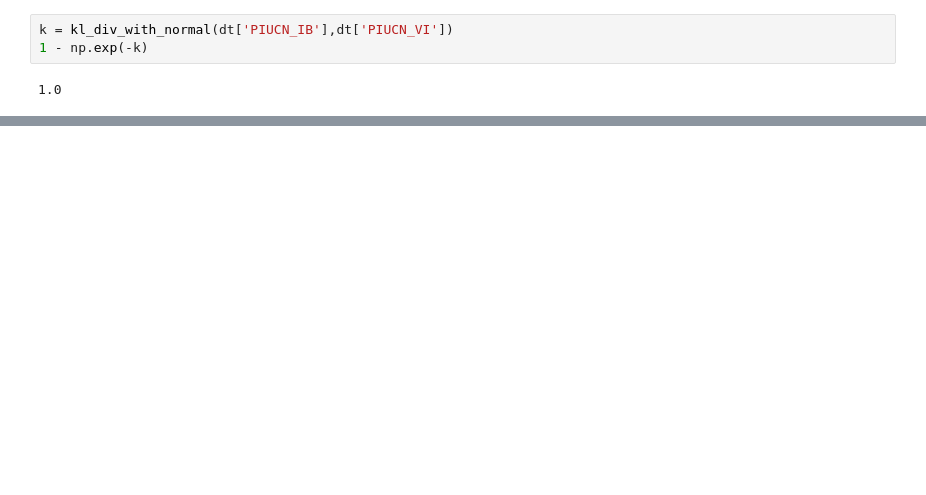
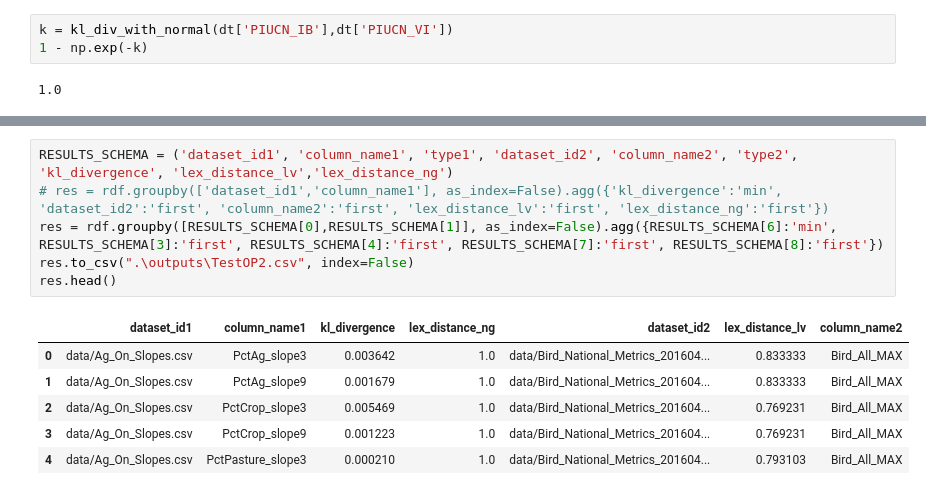
Before and after one commit to gourab5139014/infer_columns, a Jupyter notebook: TestKlDiv.ipynb, the cells around one changed output, grey strips where cells are left out. Drawn from its saved outputs; the diff is of its cells as text; blank space fills up the shorter version.

```diff
--- a/TestKlDiv.ipynb
+++ b/TestKlDiv.ipynb
@@ -245,0 +251,13 @@ Name: kl_divergence, dtype: float64
+# %%
+RESULTS_SCHEMA = ('dataset_id1', 'column_name1', 'type1', 'dataset_id2', 'column_name2', 'type2', 'kl_divergence', 'lex_distance_lv','lex_distance_ng')
+# res = rdf.groupby(['dataset_id1','column_name1'], as_index=False).agg({'kl_divergence':'min', 'dataset_id2':'first', 'column_name2':'first', 'lex_distance_lv':'first', 'lex_distance_ng':'first'})
+res = rdf.groupby([RESULTS_SCHEMA[0],RESULTS_SCHEMA[1]], as_index=False).agg({RESULTS_SCHEMA[6]:'min', RESULTS_SCHEMA[3]:'first', RESULTS_SCHEMA[4]:'first', RESULTS_SCHEMA[7]:'first', RESULTS_SCHEMA[8]:'first'})
+res.to_csv(".\outputs\TestOP2.csv", index=False)
+res.head()
+# %% [output]
+|  | dataset_id1 | column_name1 | kl_divergence | lex_distance_ng | dataset_id2 | lex_distance_lv | column_name2 |
+| 0 | data/Ag_On_Slopes.csv | PctAg_slope3 | 0.003642 | 1.0 | data/Bird_National_Metrics_201604... | 0.833333 | Bird_All_MAX |
+| 1 | data/Ag_On_Slopes.csv | PctAg_slope9 | 0.001679 | 1.0 | data/Bird_National_Metrics_201604... | 0.833333 | Bird_All_MAX |
+| 2 | data/Ag_On_Slopes.csv | PctCrop_slope3 | 0.005469 | 1.0 | data/Bird_National_Metrics_201604... | 0.769231 | Bird_All_MAX |
+| 3 | data/Ag_On_Slopes.csv | PctCrop_slope9 | 0.001223 | 1.0 | data/Bird_National_Metrics_201604... | 0.769231 | Bird_All_MAX |
+| 4 | data/Ag_On_Slopes.csv | PctPasture_slope3 | 0.000210 | 1.0 | data/Bird_National_Metrics_201604... | 0.793103 | Bird_All_MAX |
```
Also changed, not shown: parts of 11 cells of this notebook, 1 other file.
